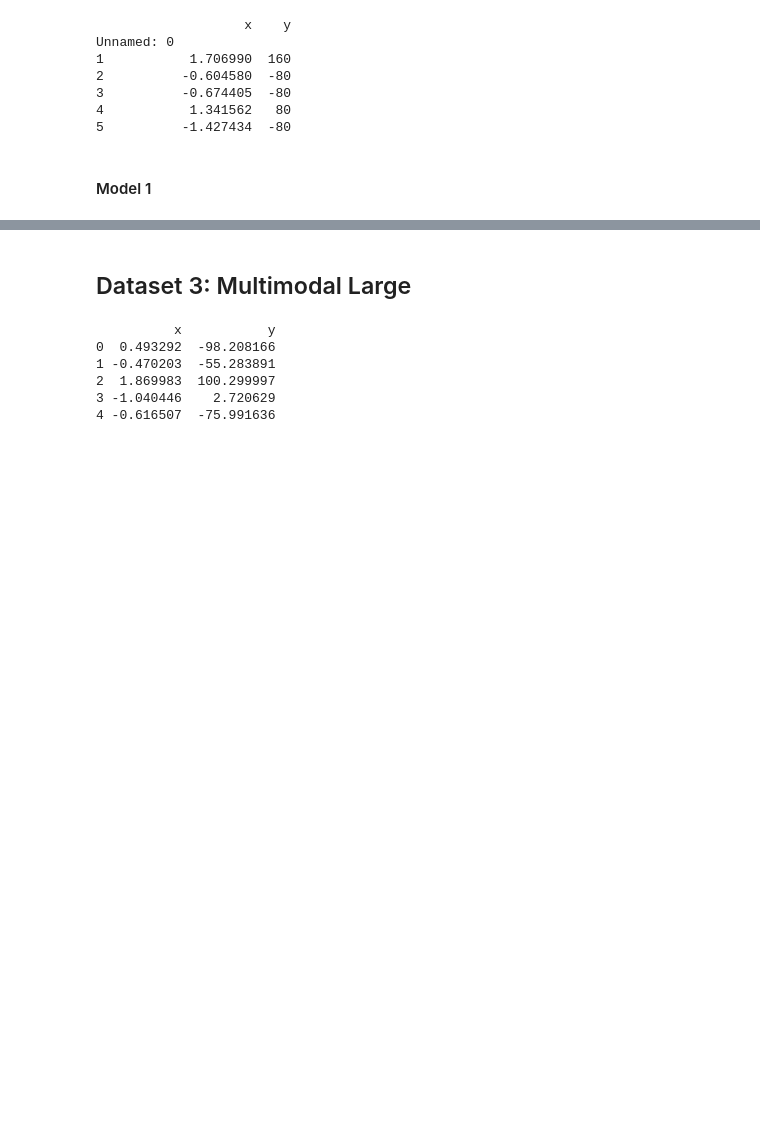
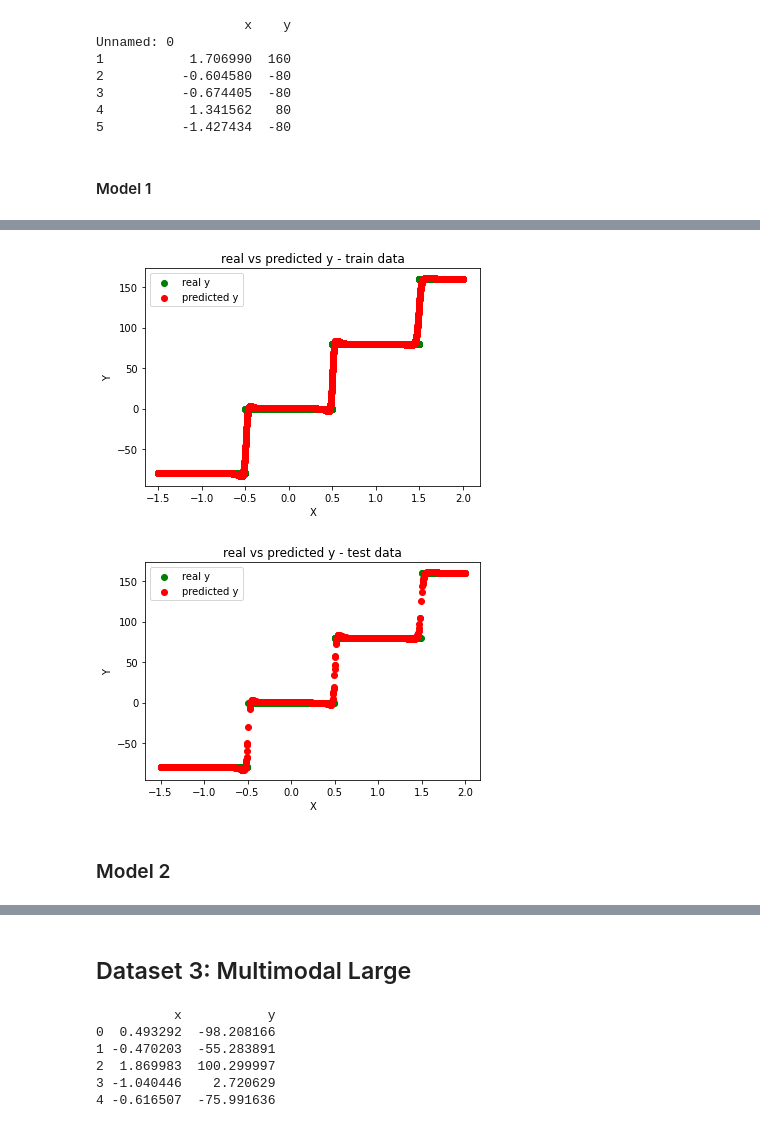
Before and after one commit to mstaczek/miowad, a Jupyter notebook: lab3.ipynb, the cells around one changed output, grey strips where cells are left out. Saved outputs shown, nothing was run; the diff lists cells and outputs as text; code cells hidden in the pictures; blank space fills up the shorter version.

```diff
--- a/lab3.ipynb
+++ b/lab3.ipynb
@@ -180,0 +184,7 @@ Epoch:  100/100,   MSE train:   19.921,   MSE test:   15.744
+# %%
+plot_compare_predicted_real(net2, x_train,y_train,x_test,y_test)
+# %% [output]
+[figure, added]
+[figure, added]
+# %% [markdown]
+### Model 2
```
Also changed, not shown: parts of 17 cells of this notebook.
